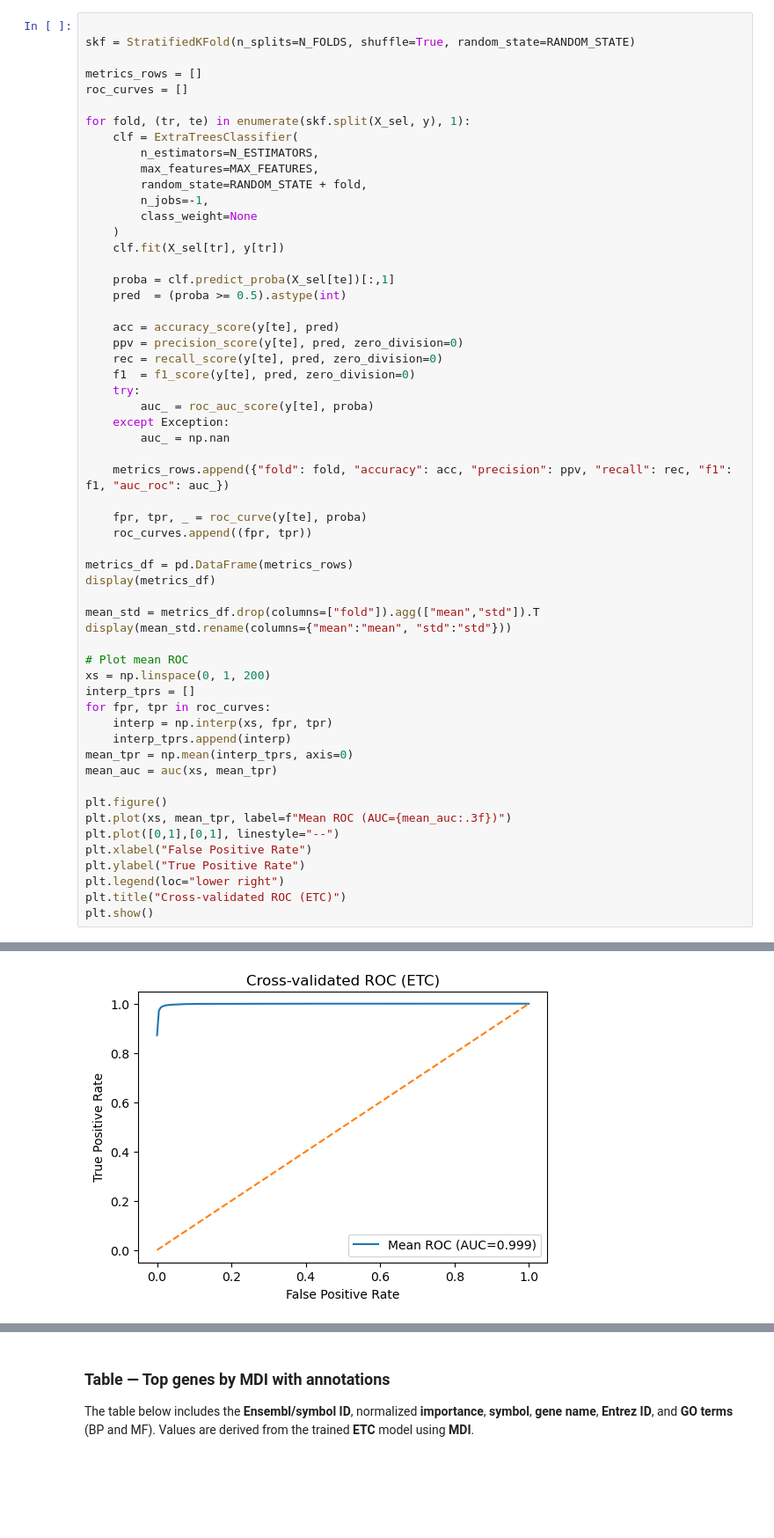
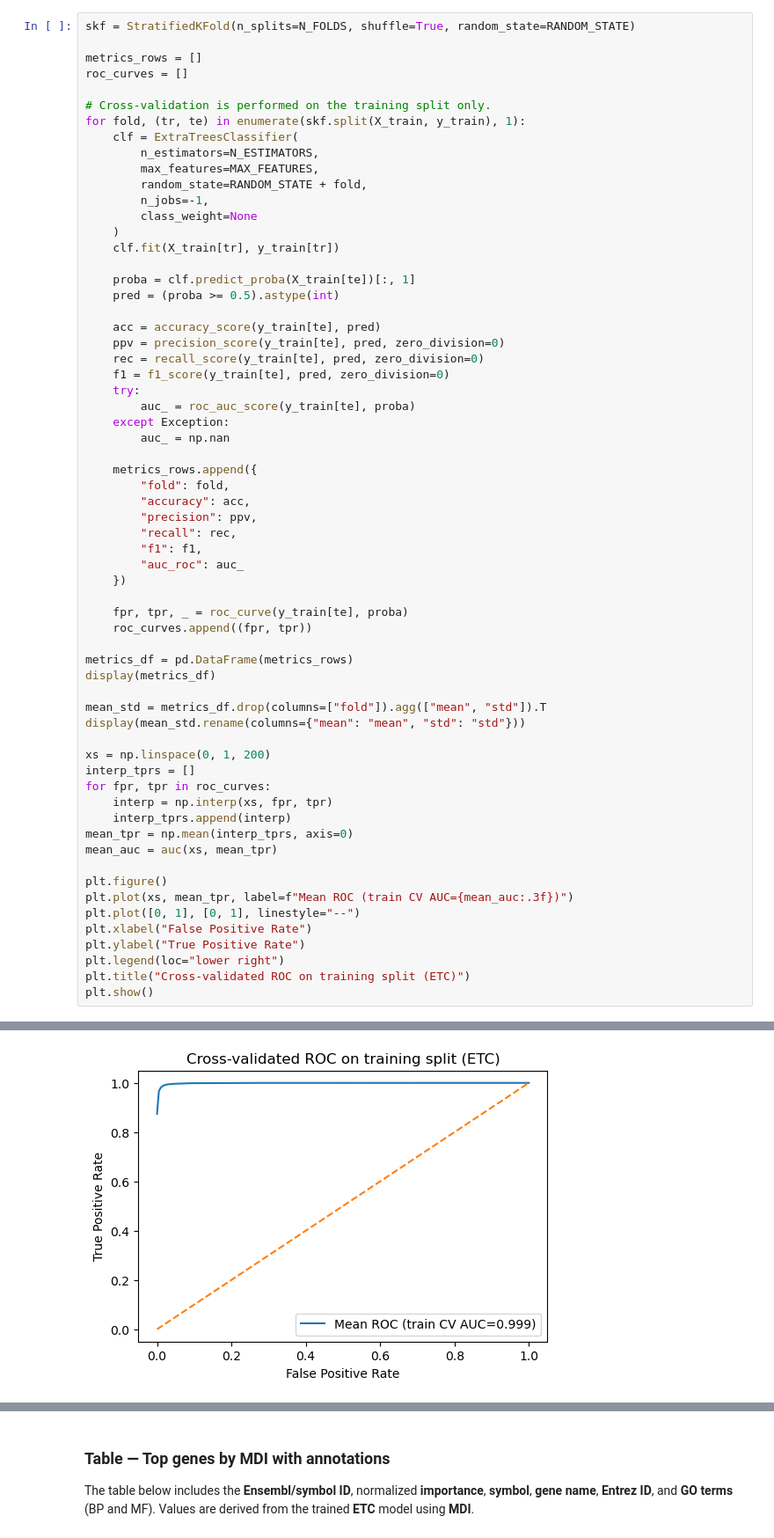
Before and after one commit to mdelaluzl/t2d-gene-disease-ml-prediction, a Jupyter notebook: code/2-1_ML_ETC_MDI.ipynb, the cells around one changed output, grey strips where cells are left out. Shown at 88% size. Drawn from its saved outputs; the diff is of its cells as text; blank space fills up the shorter version.

```diff
--- a/code/2-1_ML_ETC_MDI.ipynb
+++ b/code/2-1_ML_ETC_MDI.ipynb
@@ -192,11 +180,11 @@ Using features: (65582, 1997) (cells x genes) — top by variance
 # %%
-
 skf = StratifiedKFold(n_splits=N_FOLDS, shuffle=True, random_state=RANDOM_STATE)
 
 metrics_rows = []
 roc_curves = []
 
-for fold, (tr, te) in enumerate(skf.split(X_sel, y), 1):
+# Cross-validation is performed on the training split only.
+for fold, (tr, te) in enumerate(skf.split(X_train, y_train), 1):
     clf = ExtraTreesClassifier(
         n_estimators=N_ESTIMATORS,
         max_features=MAX_FEATURES,
@@ -204,32 +192,38 @@ for fold, (tr, te) in enumerate(skf.split(X_sel, y), 1):
         n_jobs=-1,
         class_weight=None
     )
-    clf.fit(X_sel[tr], y[tr])
+    clf.fit(X_train[tr], y_train[tr])
 
-    proba = clf.predict_proba(X_sel[te])[:,1]
-    pred  = (proba >= 0.5).astype(int)
+    proba = clf.predict_proba(X_train[te])[:, 1]
+    pred = (proba >= 0.5).astype(int)
 
-    acc = accuracy_score(y[te], pred)
-    ppv = precision_score(y[te], pred, zero_division=0)
-    rec = recall_score(y[te], pred, zero_division=0)
-    f1  = f1_score(y[te], pred, zero_division=0)
+    acc = accuracy_score(y_train[te], pred)
+    ppv = precision_score(y_train[te], pred, zero_division=0)
+    rec = recall_score(y_train[te], pred, zero_division=0)
+    f1 = f1_score(y_train[te], pred, zero_division=0)
     try:
-        auc_ = roc_auc_score(y[te], proba)
+        auc_ = roc_auc_score(y_train[te], proba)
     except Exception:
         auc_ = np.nan
 
-    metrics_rows.append({"fold": fold, "accuracy": acc, "precision": ppv, "recall": rec, "f1": f1, "auc_roc": auc_})
+    metrics_rows.append({
+        "fold": fold,
+        "accuracy": acc,
+        "precision": ppv,
+        "recall": rec,
+        "f1": f1,
+        "auc_roc": auc_
+    })
 
-    fpr, tpr, _ = roc_curve(y[te], proba)
+    fpr, tpr, _ = roc_curve(y_train[te], proba)
     roc_curves.append((fpr, tpr))
 
 metrics_df = pd.DataFrame(metrics_rows)
 display(metrics_df)
 
-mean_std = metrics_df.drop(columns=["fold"]).agg(["mean","std"]).T
-display(mean_std.rename(columns={"mean":"mean", "std":"std"}))
+mean_std = metrics_df.drop(columns=["fold"]).agg(["mean", "std"]).T
+display(mean_std.rename(columns={"mean": "mean", "std": "std"}))
 
-# Plot mean ROC
 xs = np.linspace(0, 1, 200)
 interp_tprs = []
 for fpr, tpr in roc_curves:
@@ -239,12 +233,12 @@ mean_tpr = np.mean(interp_tprs, axis=0)
 mean_auc = auc(xs, mean_tpr)
 
 plt.figure()
-plt.plot(xs, mean_tpr, label=f"Mean ROC (AUC={mean_auc:.3f})")
-plt.plot([0,1],[0,1], linestyle="--")
+plt.plot(xs, mean_tpr, label=f"Mean ROC (train CV AUC={mean_auc:.3f})")
+plt.plot([0, 1], [0, 1], linestyle="--")
 plt.xlabel("False Positive Rate")
 plt.ylabel("True Positive Rate")
 plt.legend(loc="lower right")
-plt.title("Cross-validated ROC (ETC)")
+plt.title("Cross-validated ROC on training split (ETC)")
 plt.show()
 # %% [output]
 |  | fold | accuracy | precision | recall | f1 | auc_roc |
@@ -262,2 +256,2 @@ plt.show()
-[figure, old version]
+[figure, new version]
 # %%
```
Also changed, not shown: parts of 15 cells of this notebook, 2 other files.
